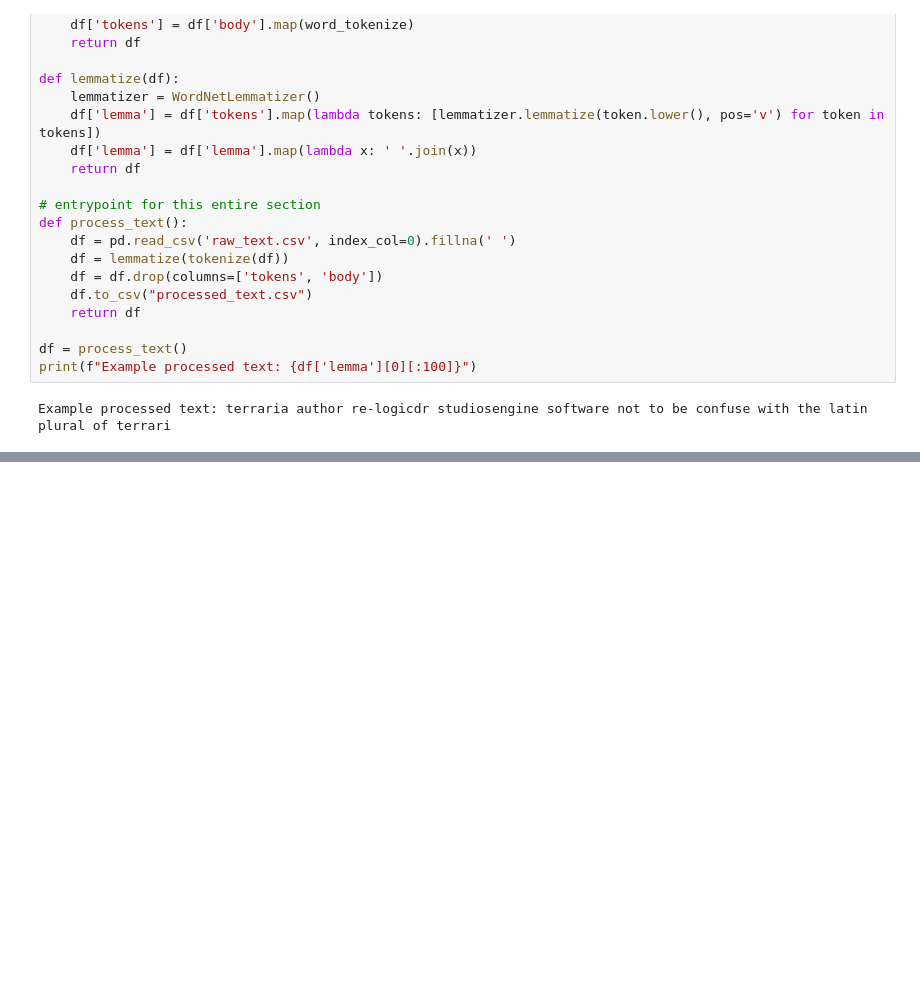
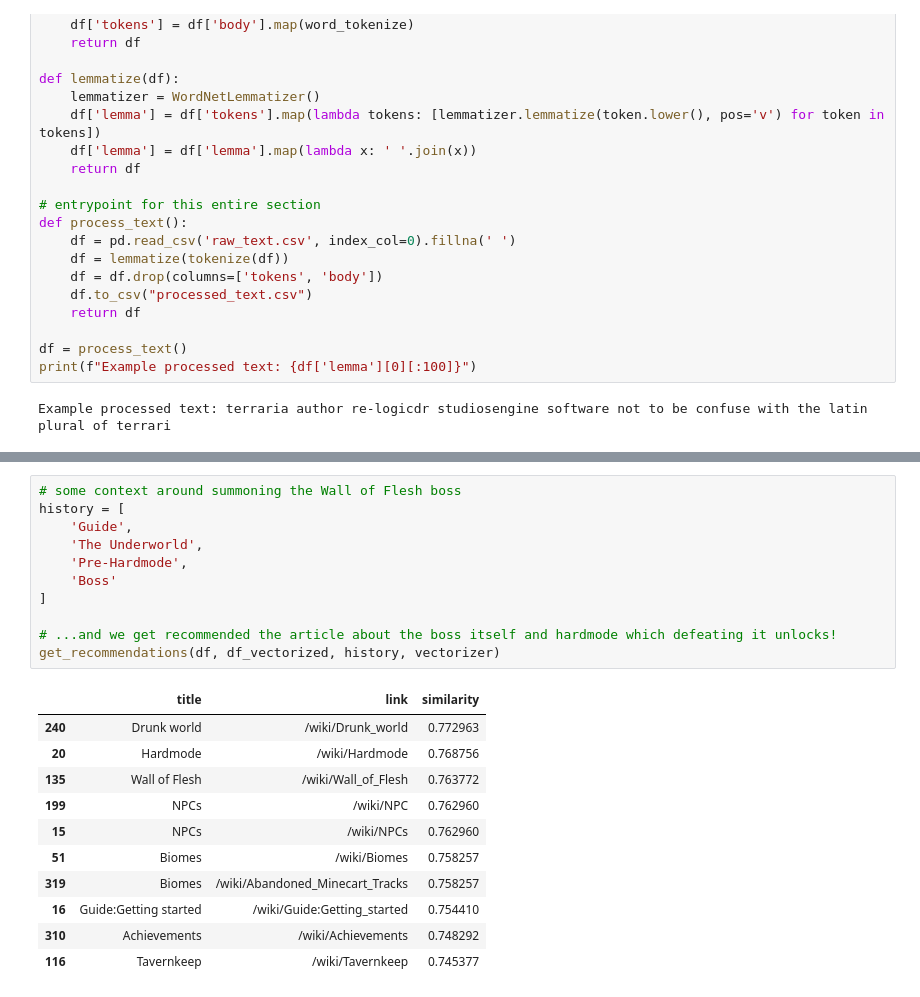
Before and after one commit to hnowakowski/Terraria-Wiki-Recommender, a Jupyter notebook: thing.ipynb, the cells around one changed output, grey strips where cells are left out. Drawn from its saved outputs; the diff is of its cells as text; blank space fills up the shorter version.

```diff
--- a/thing.ipynb
+++ b/thing.ipynb
@@ -213,0 +260,23 @@ get_recommendations(df, df_vectorized, history)
+# %%
+# some context around summoning the Wall of Flesh boss
+history = [
+    'Guide',
+    'The Underworld',
+    'Pre-Hardmode',
+    'Boss'
+]
+
+# ...and we get recommended the article about the boss itself and hardmode which defeating it unlocks!
+get_recommendations(df, df_vectorized, history, vectorizer)
+# %% [output]
+|  | title | link | similarity |
+| 240 | Drunk world | /wiki/Drunk_world | 0.772963 |
+| 20 | Hardmode | /wiki/Hardmode | 0.768756 |
+| 135 | Wall of Flesh | /wiki/Wall_of_Flesh | 0.763772 |
+| 199 | NPCs | /wiki/NPC | 0.762960 |
+| 15 | NPCs | /wiki/NPCs | 0.762960 |
+| 51 | Biomes | /wiki/Biomes | 0.758257 |
+| 319 | Biomes | /wiki/Abandoned_Minecart_Tracks | 0.758257 |
+| 16 | Guide:Getting started | /wiki/Guide:Getting_started | 0.754410 |
+| 310 | Achievements | /wiki/Achievements | 0.748292 |
+| 116 | Tavernkeep | /wiki/Tavernkeep | 0.745377 |
```
Also changed, not shown: parts of 10 cells of this notebook.
